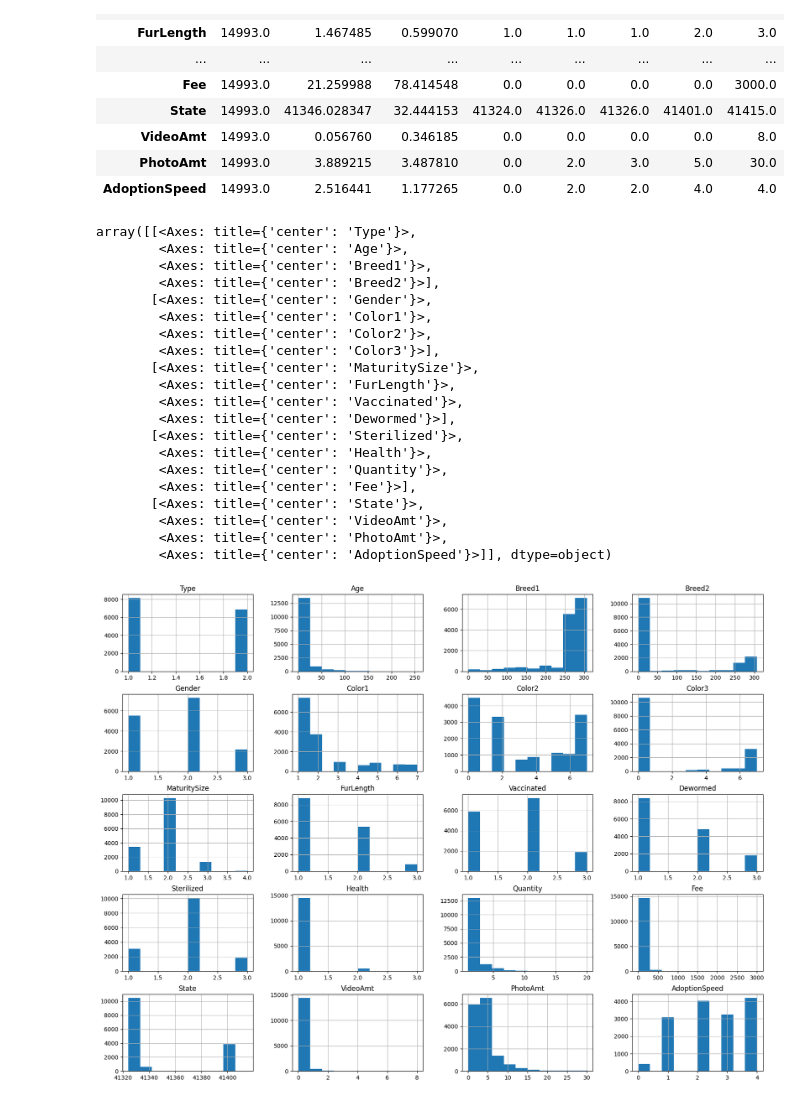
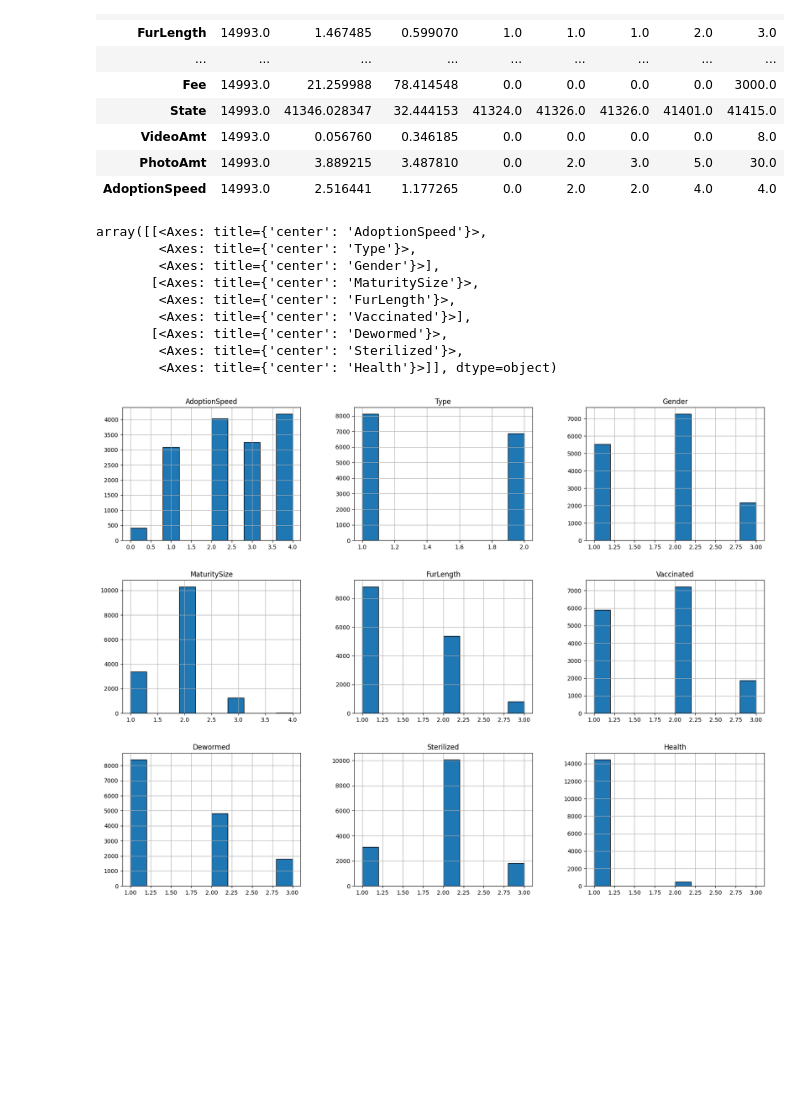
Before and after one commit to soniamatei/Adoption-Prediction, a Jupyter notebook: explore.ipynb, the cells around one changed output. Drawn from its saved outputs; the diff is of its cells as text; code cells hidden in the pictures; blank space fills up the shorter version.

```diff
--- a/explore.ipynb
+++ b/explore.ipynb
@@ -70,3 +76,10 @@ Data Fields
+# %%
+categorical_columns = ["Type", "Gender", "MaturitySize", "FurLength", "Vaccinated", "Dewormed", "Sterilized", "Health"]
+numeric_columns = [col for col in df.columns
+                   if col not in categorical_columns
+                   and
+                   all([word not in col.lower() for word in ["breed", "color", "state"]])]
+target = "AdoptionSpeed"
 # %%
 df.duplicated().sum()
 # %% [output]
@@ -114,26 +127,15 @@ df.describe().T
 | PhotoAmt | 14993.0 | 3.889215 | 3.487810 | 0.0 | 2.0 | 3.0 | 5.0 | 30.0 |
 | AdoptionSpeed | 14993.0 | 2.516441 | 1.177265 | 0.0 | 2.0 | 2.0 | 4.0 | 4.0 |
 # %%
-df.hist(figsize=(20, 15), bins=10)
+df.hist(column=[target] + categorical_columns, figsize=(20, 15), edgecolor="black", bins=10)
 # %% [output]
-array([[<Axes: title={'center': 'Type'}>,
-        <Axes: title={'center': 'Age'}>,
-        <Axes: title={'center': 'Breed1'}>,
-        <Axes: title={'center': 'Breed2'}>],
-       [<Axes: title={'center': 'Gender'}>,
-        <Axes: title={'center': 'Color1'}>,
-        <Axes: title={'center': 'Color2'}>,
-        <Axes: title={'center': 'Color3'}>],
+array([[<Axes: title={'center': 'AdoptionSpeed'}>,
+        <Axes: title={'center': 'Type'}>,
+        <Axes: title={'center': 'Gender'}>],
        [<Axes: title={'center': 'MaturitySize'}>,
         <Axes: title={'center': 'FurLength'}>,
-        <Axes: title={'center': 'Vaccinated'}>,
-        <Axes: title={'center': 'Dewormed'}>],
-       [<Axes: title={'center': 'Sterilized'}>,
-        <Axes: title={'center': 'Health'}>,
-        <Axes: title={'center': 'Quantity'}>,
-        <Axes: title={'center': 'Fee'}>],
-       [<Axes: title={'center': 'State'}>,
-        <Axes: title={'center': 'VideoAmt'}>,
-        <Axes: title={'center': 'PhotoAmt'}>,
-        <Axes: title={'center': 'AdoptionSpeed'}>]], dtype=object)
+        <Axes: title={'center': 'Vaccinated'}>],
+       [<Axes: title={'center': 'Dewormed'}>,
+        <Axes: title={'center': 'Sterilized'}>,
+        <Axes: title={'center': 'Health'}>]], dtype=object)
-[figure, old version]
+[figure, new version]
```
Also changed, not shown: parts of 14 cells of this notebook, 1 other file.
